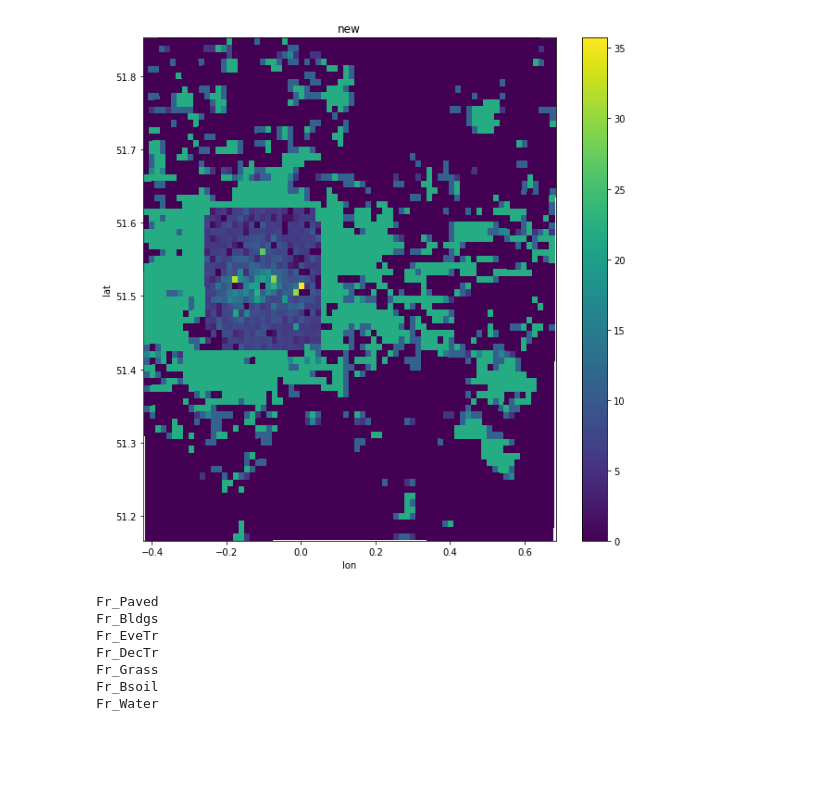
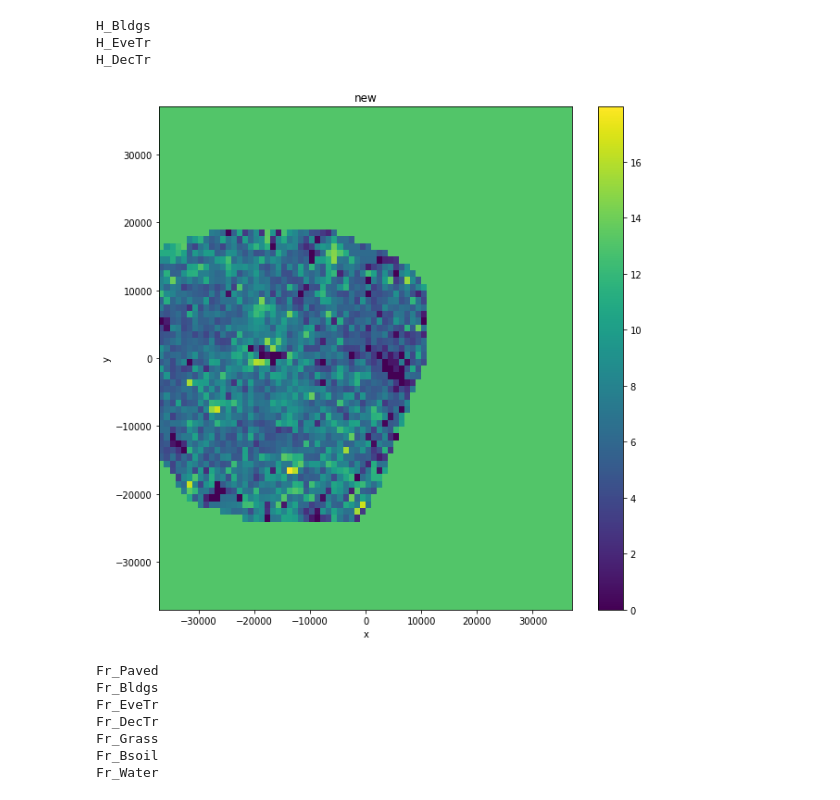
Before and after one commit to Urban-Meteorology-Reading/WRF-SUEWS, a Jupyter notebook: wrfinput-processor/London-Land-Cover-Modify/read_convert.ipynb, the cells around one changed output. Saved outputs shown, nothing was run; the diff lists cells and outputs as text; code cells hidden in the pictures; blank space fills up the shorter version.

```diff
--- a/wrfinput-processor/London-Land-Cover-Modify/read_convert.ipynb
+++ b/wrfinput-processor/London-Land-Cover-Modify/read_convert.ipynb
@@ -37,22 +69,24 @@ def regrid_lower(name):
 # %%
 names=['H_Bldgs','H_EveTr','H_DecTr']
 names_wrf=['bldgH_SUEWS','EveTreeH_SUEWS','DecTreeH_SUEWS']
-#new_all={}
 
 for name,name_wrf in zip(names,names_wrf):
+    print(name)
     grid_x, grid_y,new_0=regrid_lower(name)
     #new_all.update( {name : new_0} )
     ds_var=ds_base[name_wrf.upper()].values[0,:,:]
     ds_var[~np.isnan(new_0)]=new_0[~np.isnan(new_0)]
-
-
-
-#sum_all=0*new_all[names[0]]
-#for key in new_all.keys():
-#    sum_all=sum_all+new_all[key]
-pc_plot(grid_x, grid_y,ds_base['bldgH_SUEWS'.upper()].values[0,:,:],'new')
+    zz=ds_base[name_wrf.upper()].values[0,:,:]
+    zz[zz<0]=0
+    ds_base[name_wrf.upper()].values[0,:,:]=zz
 # %% [output]
-[figure, removed]
+H_Bldgs
+H_EveTr
+H_DecTr
+# %%
+pc_plot(grid_x, grid_y,zz,'new')
+# %% [output]
+[figure, added]
 # %%
 names=['Fr_Paved' ,'Fr_Bldgs' ,'Fr_EveTr' ,'Fr_DecTr' ,'Fr_Grass' ,'Fr_Bsoil','Fr_Water']
 new_all={}
```
Also changed, not shown: parts of 8 cells of this notebook, 1 other file.
